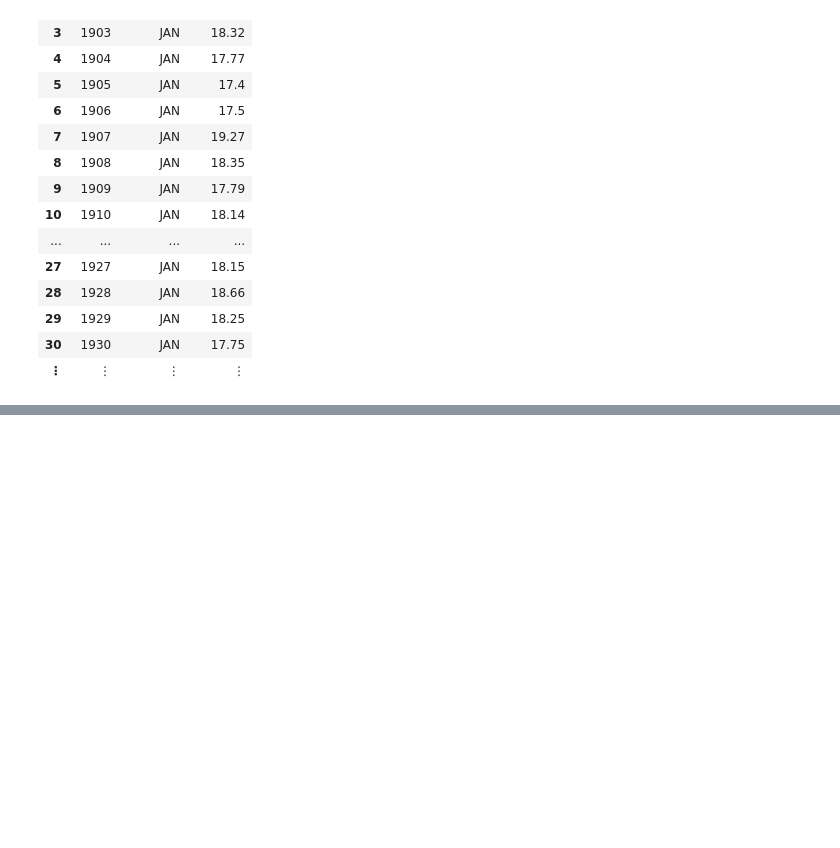
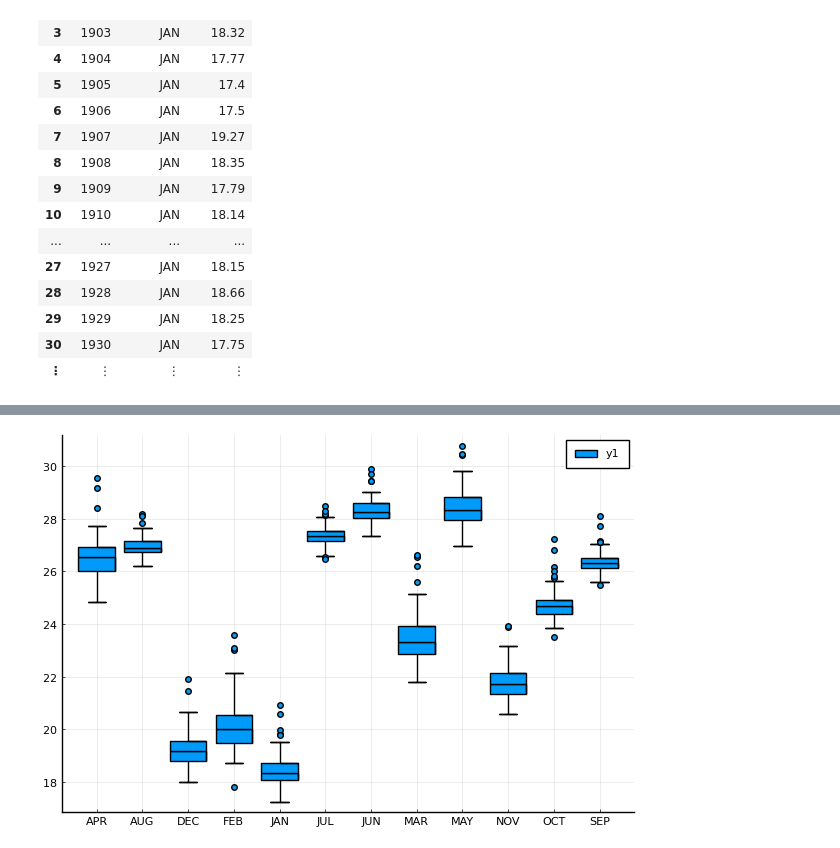
Before and after one commit to dev30k/WeatherPrediction, a Jupyter notebook: WeatherPrediction.ipynb, the cells around one changed output, grey strips where cells are left out. Saved outputs shown, nothing was run; the diff lists cells and outputs as text; code cells hidden in the pictures; blank space fills up the shorter version.

```diff
--- a/WeatherPrediction.ipynb
+++ b/WeatherPrediction.ipynb
@@ -140,0 +238,4 @@ Closest candidates are:
+# %%
+boxplot(data2.variable,data2.value)
+# %% [output]
+[figure, added]
```
Also changed, not shown: parts of 18 cells of this notebook.
